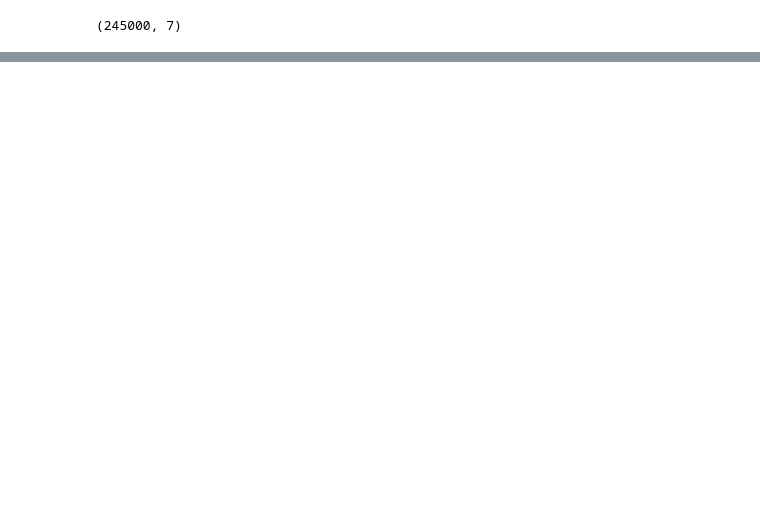
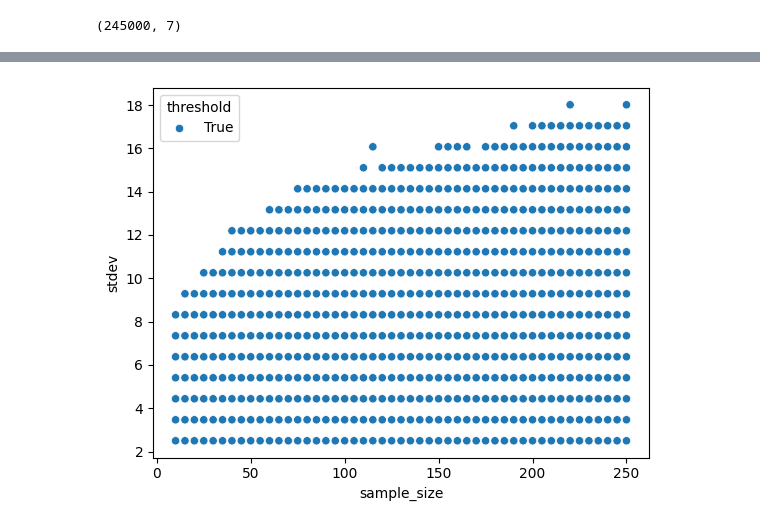
Before and after one commit to mb1069/easyZloc, a Jupyter notebook: experiments/GMM_experiment.ipynb, the cells around one changed output, grey strips where cells are left out. Saved outputs shown, nothing was run; the diff lists cells and outputs as text; code cells hidden in the pictures; blank space fills up the shorter version.

```diff
--- a/experiments/GMM_experiment.ipynb
+++ b/experiments/GMM_experiment.ipynb
@@ -169,3 +183,10 @@ plt.plot(x, y)
+# %%
+
+sns.scatterplot(data=df2, x='sample_size', y='stdev', hue='threshold')
+plt.ylim
+plt.show()
+# %% [output]
+[figure, added]
 # %%
 for s in sorted(set(df['sample_size'])):
     sns.stripplot(data=df[df['sample_size']==s], x='seperation', y='stdev', hue='bic_n_components')
```
Also changed, not shown: parts of 13 cells of this notebook, 15 other files.
